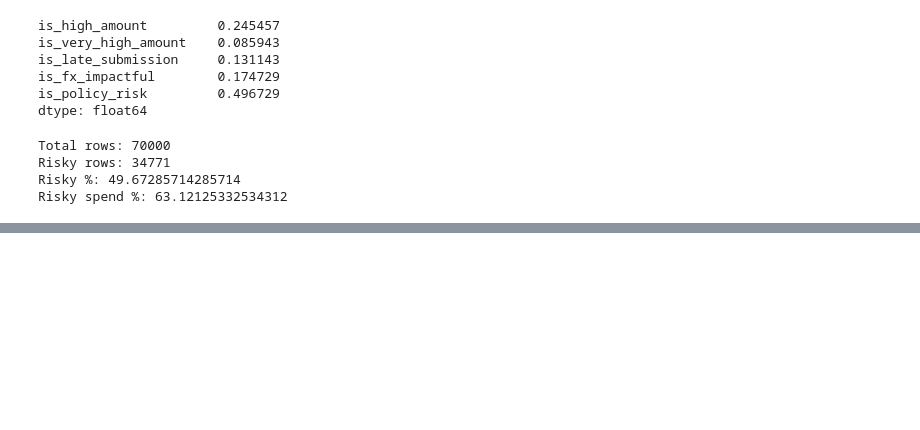
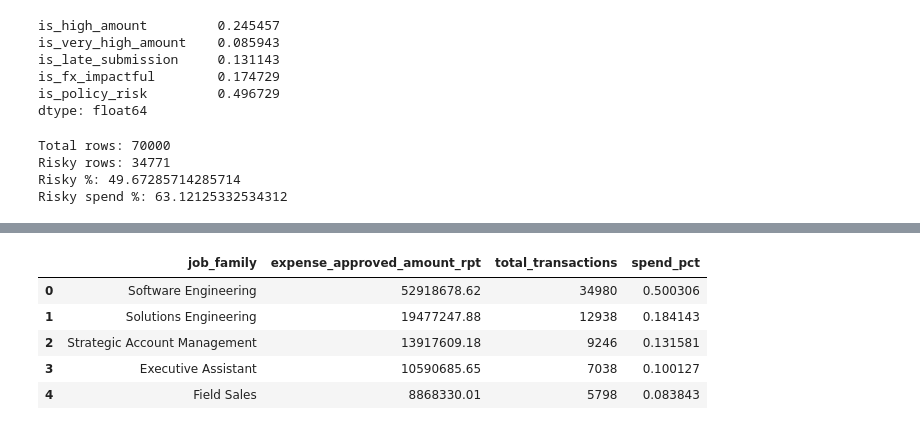
Before and after one commit to duggalvivekmr/orionx-travel-expense-kpis, a Jupyter notebook: orionx-travel-expense-kpis/notebooks/03_kpi_eda.ipynb, the cells around one changed output, grey strips where cells are left out. Drawn from its saved outputs; the diff is of its cells as text; code cells hidden in the pictures; blank space fills up the shorter version.

Commit message:
Developed Executive Overview Page

```diff
--- a/orionx-travel-expense-kpis/notebooks/03_kpi_eda.ipynb
+++ b/orionx-travel-expense-kpis/notebooks/03_kpi_eda.ipynb
@@ -915,0 +974,10 @@ Risky spend %: 63.12125332534312
+# %%
+df_kpi= pd.read_parquet("../data/curated/kpi_job_family_spend.parquet")
+df_kpi
+# %% [output]
+|  | job_family | expense_approved_amount_rpt | total_transactions | spend_pct |
+| 0 | Software Engineering | 52918678.62 | 34980 | 0.500306 |
+| 1 | Solutions Engineering | 19477247.88 | 12938 | 0.184143 |
+| 2 | Strategic Account Management | 13917609.18 | 9246 | 0.131581 |
+| 3 | Executive Assistant | 10590685.65 | 7038 | 0.100127 |
+| 4 | Field Sales | 8868330.01 | 5798 | 0.083843 |
```
Also changed, not shown: parts of 4 cells of this notebook, 13 other files.
